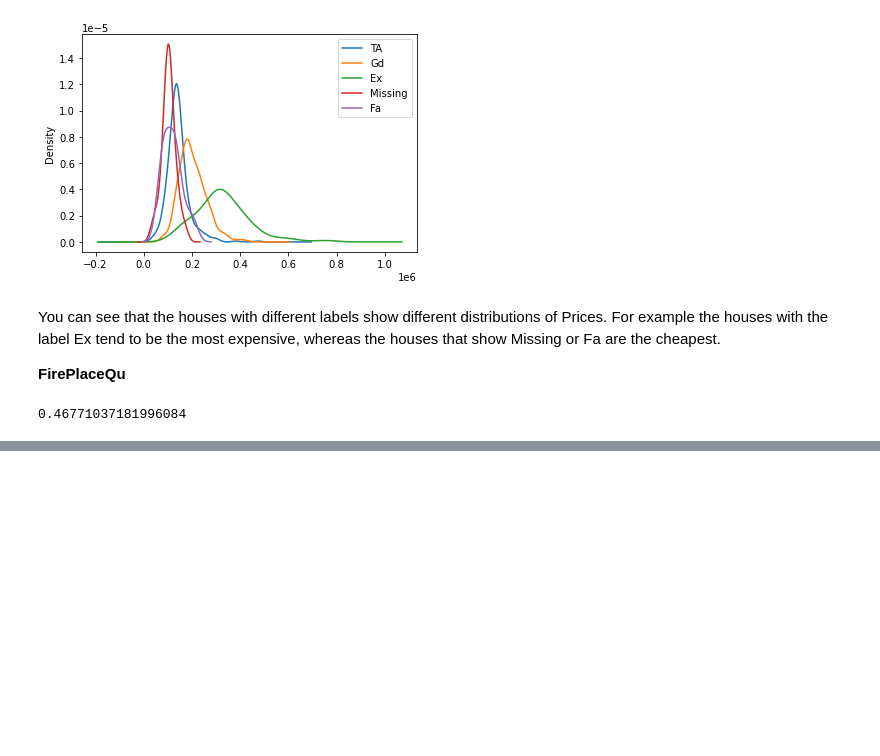
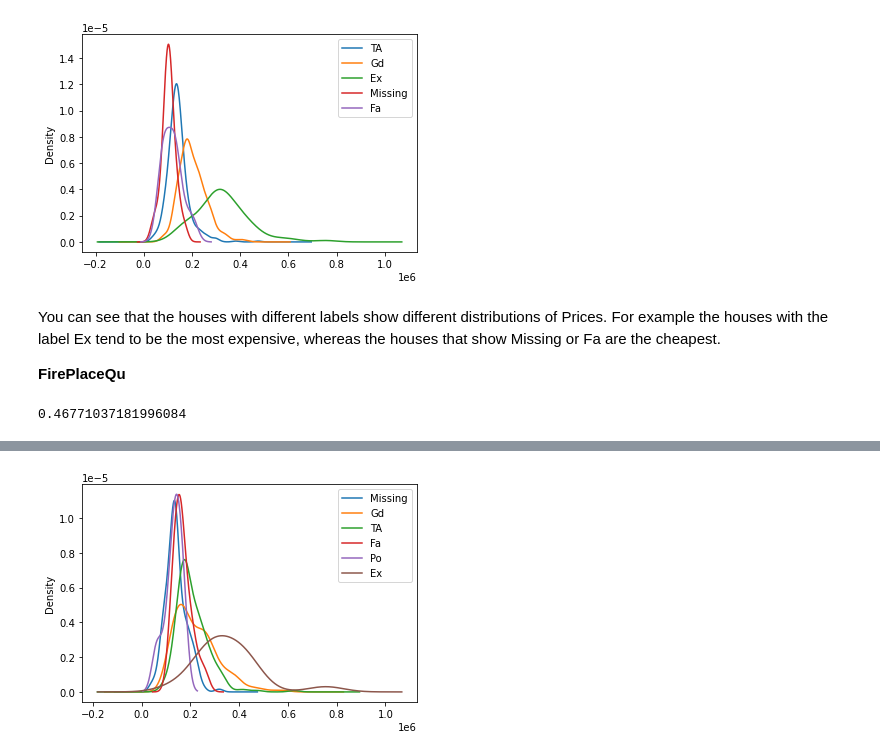
Before and after one commit to pvsnp9/Feature-Enginering, a Jupyter notebook: section_missing_data/06_missing_category_imputation.ipynb, the cells around one changed output, grey strips where cells are left out. Cells and saved outputs as stored; diff of their text form; code cells hidden in the pictures; blank space fills up the shorter version.

```diff
--- a/section_missing_data/06_missing_category_imputation.ipynb
+++ b/section_missing_data/06_missing_category_imputation.ipynb
@@ -135,0 +192,20 @@ X_train['FireplaceQu'].isnull().mean()
+# %%
+# lets makes it general
+def automate_plot(df, variable, target):
+
+    fig = plt.figure()
+    ax = fig.add_subplot(111)
+
+    for category in df[variable].unique():
+        df[df[variable]==category][target].plot(kind='kde', ax=ax)
+
+    # add the legend
+    lines, labels = ax.get_legend_handles_labels()
+    labels = df[variable].unique()
+    ax.legend(lines, labels, loc='best')
+
+    plt.show()
+# %%
+automate_plot(X_train, 'FireplaceQu', 'SalePrice')
+# %% [output]
+[figure, added]
```
Also changed, not shown: parts of 6 cells of this notebook, 1 other file.
